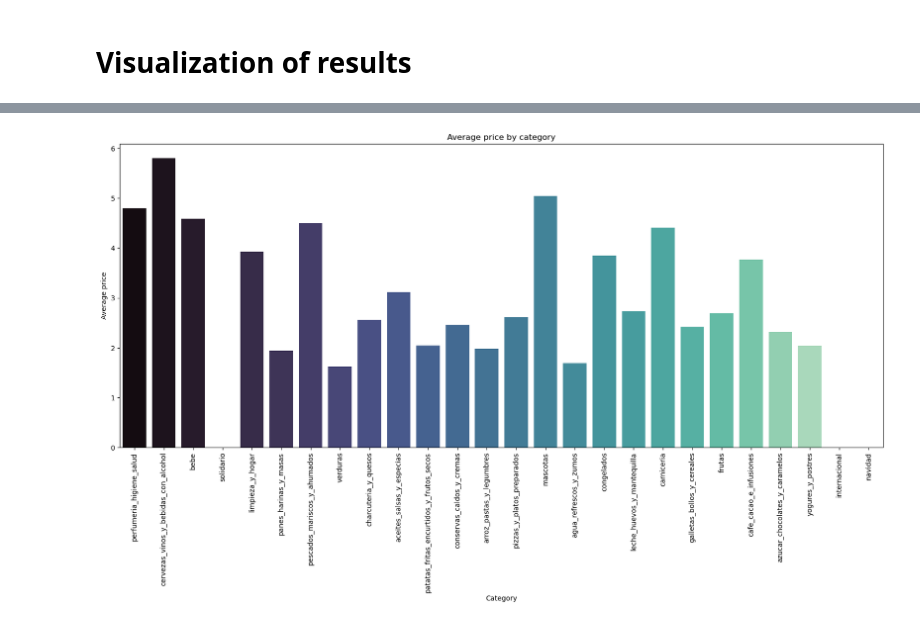
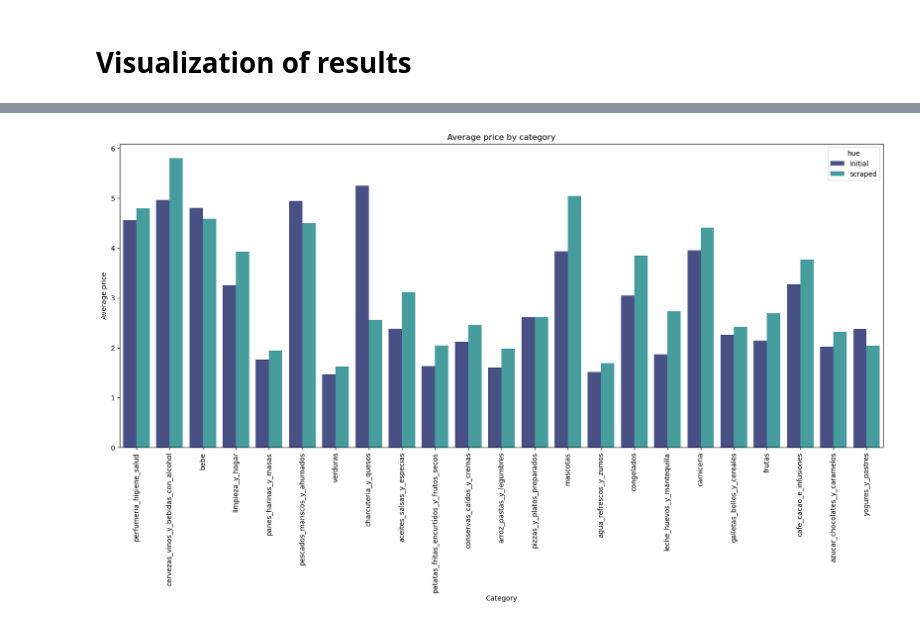
Before and after one commit to juanmolera/ETL-project, a Jupyter notebook: notebooks/5-visualization.ipynb, the cells around one changed output, grey strips where cells are left out. Cells and saved outputs as stored; diff of their text form; code cells hidden in the pictures.

```diff
--- a/notebooks/5-visualization.ipynb
+++ b/notebooks/5-visualization.ipynb
@@ -16,11 +16,24 @@ from datetime import datetime
 from tqdm import tqdm
 # %%
 # Reads csvs
-initial = pd.read_csv('../eda/initial.csv', index_col = 0)
-scraped = pd.read_csv('../eda/scraped.csv', index_col = 0)
+initial = pd.read_csv('../eda/initial.csv', index_col = 0) #2021-03-06 #2022-08-18
+scraped = pd.read_csv('../eda/scraped.csv', index_col = 0) # 2023-07-10
+
+scraped['hue'] = 'scraped'
+initial['hue'] = 'initial'
+
+scraped.drop(scraped[scraped['category'] == 'solidario'].index, inplace = True)
+scraped.drop(scraped[scraped['category'] == 'navidad'].index, inplace = True)
+scraped.drop(scraped[scraped['category'] == 'internacional'].index, inplace = True)
+
+initial.drop(initial[initial['category'] == 'solidario'].index, inplace = True)
+initial.drop(initial[initial['category'] == 'navidad'].index, inplace = True)
+initial.drop(initial[initial['category'] == 'internacional'].index, inplace = True)
+
+initial.dropna(axis = 0, inplace = True)
 
 frames = [initial, scraped]
 concatenation = pd.concat(frames)
 
-unique_dates = concatenation['insert_date'].unique().tolist();
-unique_categories = concatenation['category'].unique().tolist();
+unique_dates = concatenation['insert_date'].unique();
+unique_categories = concatenation['category'].unique();
@@ -124,6 +78,4 @@ media
 # %%
-unique_categories = initial['category'].unique()
-
 mean_price_by_categories = {'categories': [], 'mean_prices': []}
 
 for c in tqdm(unique_categories):
@@ -146,14 +87,28 @@ mean_price_by_categories2 = {'categories': [], 'mean_prices': []}
 for c in tqdm(unique_categories):
     mean_price_by_categories2['categories'].append(c)
     mean_price_by_categories2['mean_prices'].append(scraped[scraped['category'] == c]['price'].mean())
+# %%
+df1 = pd.DataFrame()
+df2 = pd.DataFrame()
+
+df1['mean_prices'] = mean_price_by_categories['mean_prices']
+df1['category'] = mean_price_by_categories['categories']
+df1['hue'] = 'initial'
+
+df2['mean_prices'] = mean_price_by_categories2['mean_prices']
+df2['category'] = mean_price_by_categories2['categories']
+df2['hue'] = 'scraped'
+
+frames = [df1, df2]
+df12 = pd.concat(frames)
 # %%
-plt.figure(figsize =(20,8))
+plt.figure(figsize = (20,8))
 
-sns.barplot(x = mean_price_by_categories2['categories'], y = mean_price_by_categories2['mean_prices'], palette= "mako")
+sns.barplot(df12, x = 'category', y = 'mean_prices', hue = 'hue', palette = "mako")
 
 plt.title('Average price by category')
 plt.xlabel('Category')
 plt.ylabel('Average price')
-plt.xticks(rotation=90);
+plt.xticks(rotation = 90);
 # %% [output]
-[figure, old version]
+[figure, new version]
```
Also changed, not shown: parts of 31 cells of this notebook, 8 other files.
